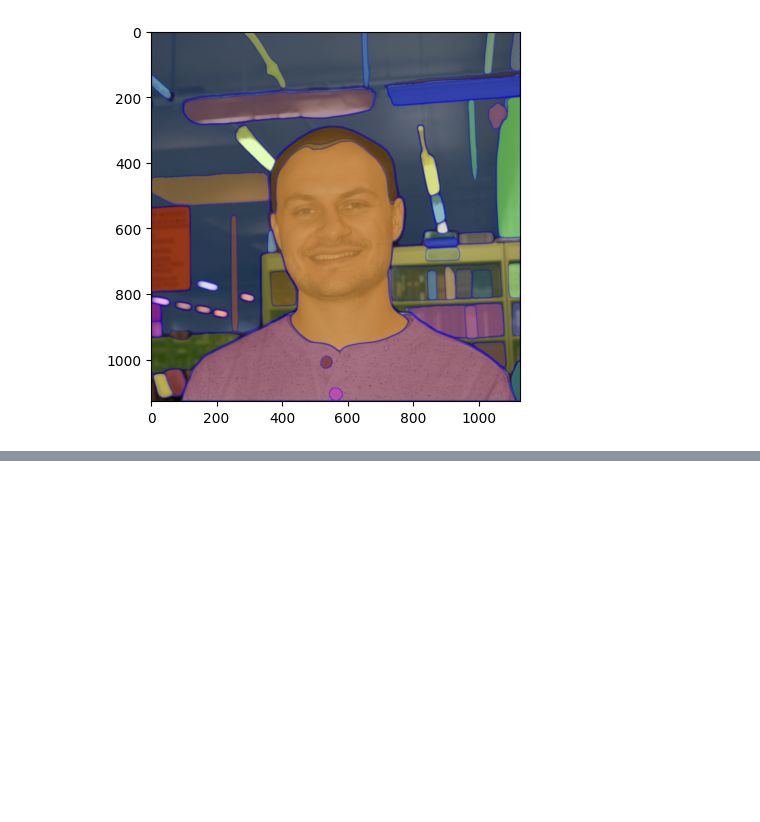
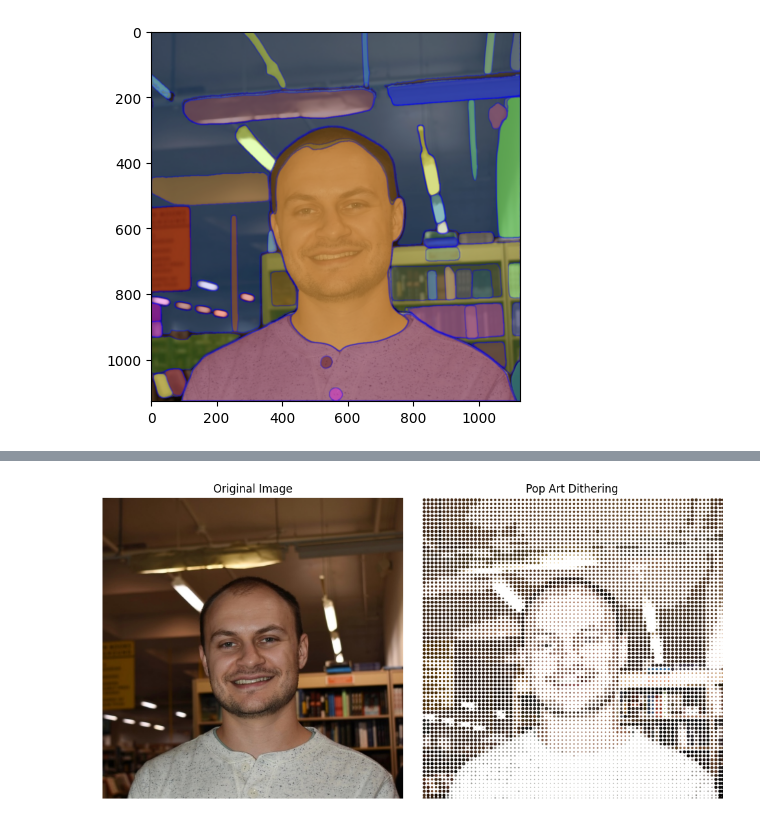
Before and after one commit to jacob-rosenthal/jacob-rosenthal.github.io, a Jupyter notebook: make_cover_pic.ipynb, the cells around one changed output, grey strips where cells are left out. Drawn from its saved outputs; the diff is of its cells as text; code cells hidden in the pictures; blank space fills up the shorter version.

```diff
--- a/make_cover_pic.ipynb
+++ b/make_cover_pic.ipynb
@@ -95,0 +137,69 @@ plt.imsave('images/jacob_composite_image.jpg', composite_image)
+# %%
+import cv2
+import numpy as np
+import matplotlib.pyplot as plt
+
+
+def pop_art_dithering(image_path, dot_size=10, output_path="pop_art_image.jpg"):
+    """Create a pop art style dithering effect with big dots."""
+    # Load the image
+    image = cv2.imread(image_path)
+    if image is None:
+        raise FileNotFoundError("Image not found at the specified path.")
+
+    # Convert to grayscale for intensity-based dot sizing
+    gray_image = cv2.cvtColor(image, cv2.COLOR_BGR2GRAY)
+    h, w = gray_image.shape
+
+    # Create a blank canvas for the output
+    canvas = np.ones((h, w, 3), dtype=np.uint8) * 255  # White background
+
+    # Iterate over the image in blocks of size `dot_size x dot_size`
+    for y in range(0, h, dot_size):
+        for x in range(0, w, dot_size):
+            # Get the region's valid height and width
+            block_height = min(dot_size, h - y)  # Ensure block fits within the image
+            block_width = min(dot_size, w - x)
+
+            # Get the average intensity of the current block
+            block = gray_image[y : y + block_height, x : x + block_width]
+            avg_intensity = block.mean()
+
+            # Normalize intensity to determine dot radius (larger dots for darker areas)
+            radius = int((1 - avg_intensity / 255) * (dot_size // 2))
+
+            # Compute the center of the dot
+            center = (x + block_width // 2, y + block_height // 2)
+
+            # Draw the circle on the canvas
+            color = tuple(
+                image[y + block_height // 2, x + block_width // 2].tolist()
+            )  # Use the original color
+            cv2.circle(canvas, center, radius, color, -1)  # Filled circle
+
+    # Save the result
+    cv2.imwrite(output_path, cv2.cvtColor(canvas, cv2.COLOR_RGB2BGR))
+
+    # Display the original and processed images
+    original_image = cv2.cvtColor(image, cv2.COLOR_BGR2RGB)
+    canvas = cv2.cvtColor(canvas, cv2.COLOR_BGR2RGB)
+
+    plt.figure(figsize=(10, 5))
+    plt.subplot(1, 2, 1)
+    plt.title("Original Image")
+    plt.imshow(original_image)
+    plt.axis("off")
+
+    plt.subplot(1, 2, 2)
+    plt.title("Pop Art Dithering")
+    plt.imshow(canvas)
+    plt.axis("off")
+
+    plt.tight_layout()
+    plt.show()
+
+
+# Example usage
+pop_art_dithering("images/jacob.jpeg", dot_size=10, output_path="images/jacob_dithered.jpg")
+# %% [output]
+[figure, added]
```
Also changed, not shown: parts of 7 cells of this notebook, 8 other files.
